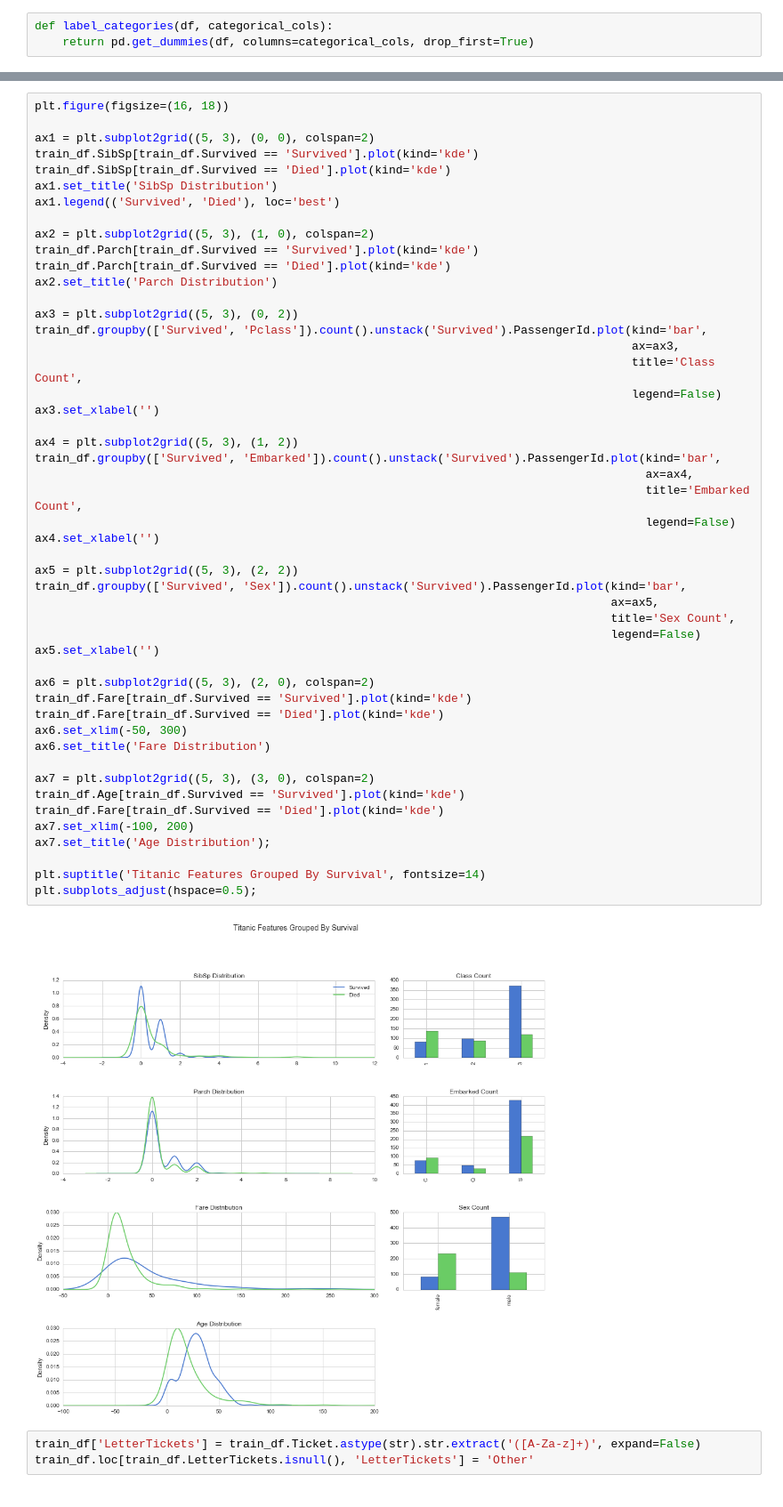
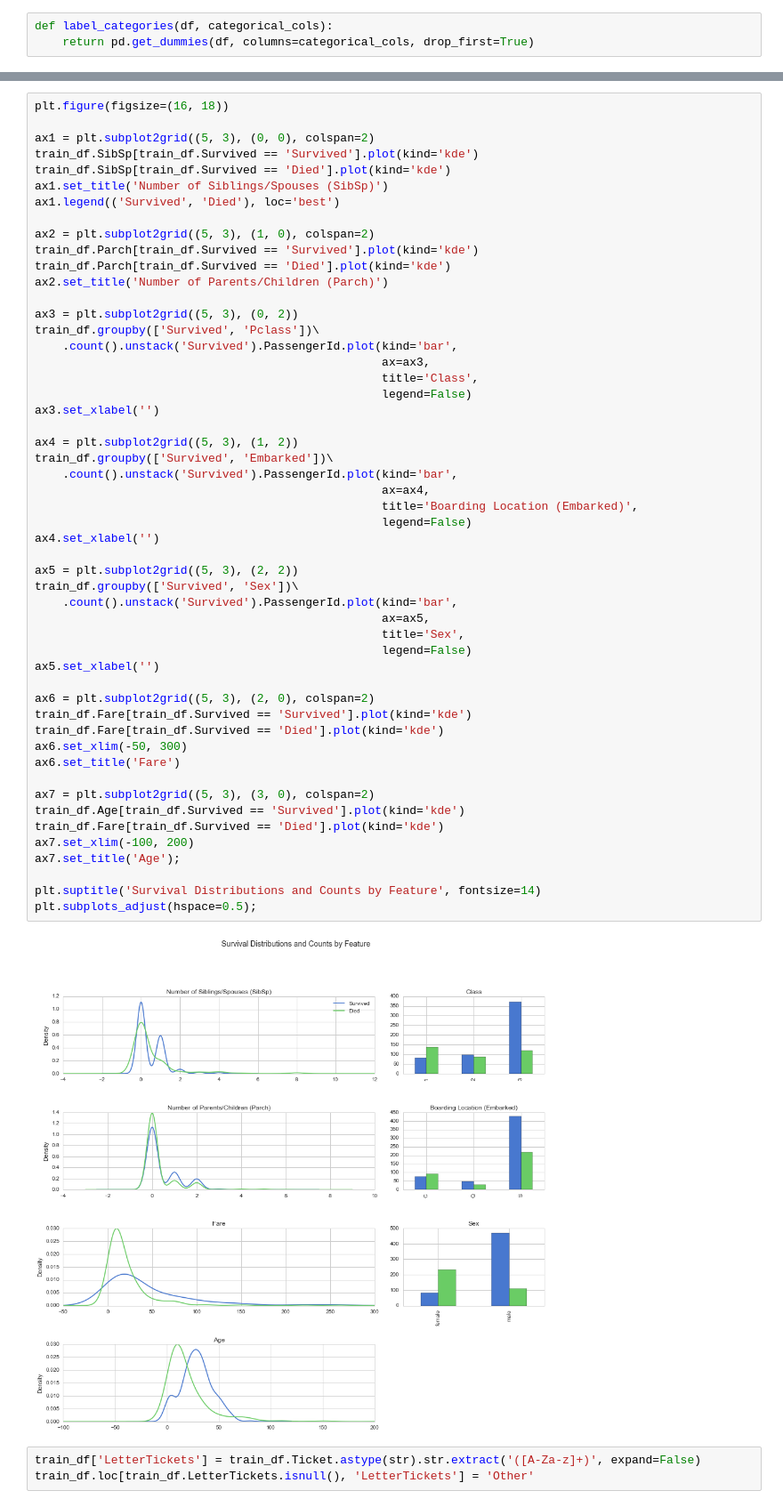
Before and after one commit to bljustice/kaggle, a Jupyter notebook: titanic/titanic_eda.ipynb, the cells around one changed output, grey strips where cells are left out. Shown at 89% size. Drawn from its saved outputs; the diff is of its cells as text.

Commit message:
Updated titles of grouped survival plots

```diff
--- a/titanic/titanic_eda.ipynb
+++ b/titanic/titanic_eda.ipynb
@@ -165,51 +165,54 @@ plt.figure(figsize=(16, 18))
 ax1 = plt.subplot2grid((5, 3), (0, 0), colspan=2)
 train_df.SibSp[train_df.Survived == 'Survived'].plot(kind='kde')
 train_df.SibSp[train_df.Survived == 'Died'].plot(kind='kde')
-ax1.set_title('SibSp Distribution')
+ax1.set_title('Number of Siblings/Spouses (SibSp)')
 ax1.legend(('Survived', 'Died'), loc='best')
 
 ax2 = plt.subplot2grid((5, 3), (1, 0), colspan=2)
 train_df.Parch[train_df.Survived == 'Survived'].plot(kind='kde')
 train_df.Parch[train_df.Survived == 'Died'].plot(kind='kde')
-ax2.set_title('Parch Distribution')
+ax2.set_title('Number of Parents/Children (Parch)')
 
 ax3 = plt.subplot2grid((5, 3), (0, 2))
-train_df.groupby(['Survived', 'Pclass']).count().unstack('Survived').PassengerId.plot(kind='bar',
-                                                                                      ax=ax3,
-                                                                                      title='Class Count',
-                                                                                      legend=False)
+train_df.groupby(['Survived', 'Pclass'])\
+    .count().unstack('Survived').PassengerId.plot(kind='bar',
+                                                  ax=ax3,
+                                                  title='Class',
+                                                  legend=False)
 ax3.set_xlabel('')
 
 ax4 = plt.subplot2grid((5, 3), (1, 2))
-train_df.groupby(['Survived', 'Embarked']).count().unstack('Survived').PassengerId.plot(kind='bar',
-                                                                                        ax=ax4,
-                                                                                        title='Embarked Count',
-                                                                                        legend=False)
+train_df.groupby(['Survived', 'Embarked'])\
+    .count().unstack('Survived').PassengerId.plot(kind='bar',
+                                                  ax=ax4,
+                                                  title='Boarding Location (Embarked)',
+                                                  legend=False)
 ax4.set_xlabel('')
 
 ax5 = plt.subplot2grid((5, 3), (2, 2))
-train_df.groupby(['Survived', 'Sex']).count().unstack('Survived').PassengerId.plot(kind='bar',
-                                                                                   ax=ax5,
-                                                                                   title='Sex Count',
-                                                                                   legend=False)
+train_df.groupby(['Survived', 'Sex'])\
+    .count().unstack('Survived').PassengerId.plot(kind='bar',
+                                                  ax=ax5,
+                                                  title='Sex',
+                                                  legend=False)
 ax5.set_xlabel('')
 
 ax6 = plt.subplot2grid((5, 3), (2, 0), colspan=2)
 train_df.Fare[train_df.Survived == 'Survived'].plot(kind='kde')
 train_df.Fare[train_df.Survived == 'Died'].plot(kind='kde')
 ax6.set_xlim(-50, 300)
-ax6.set_title('Fare Distribution')
+ax6.set_title('Fare')
 
 ax7 = plt.subplot2grid((5, 3), (3, 0), colspan=2)
 train_df.Age[train_df.Survived == 'Survived'].plot(kind='kde')
 train_df.Fare[train_df.Survived == 'Died'].plot(kind='kde')
 ax7.set_xlim(-100, 200)
-ax7.set_title('Age Distribution');
+ax7.set_title('Age');
 
-plt.suptitle('Titanic Features Grouped By Survival', fontsize=14)
+plt.suptitle('Survival Distributions and Counts by Feature', fontsize=14)
 plt.subplots_adjust(hspace=0.5);
 # %% [output]
-[figure, old version]
+[figure, new version]
 # %%
 train_df['LetterTickets'] = train_df.Ticket.astype(str).str.extract('([A-Za-z]+)', expand=False)
 train_df.loc[train_df.LetterTickets.isnull(), 'LetterTickets'] = 'Other'
```
Also changed, not shown: parts of 2 cells of this notebook.
